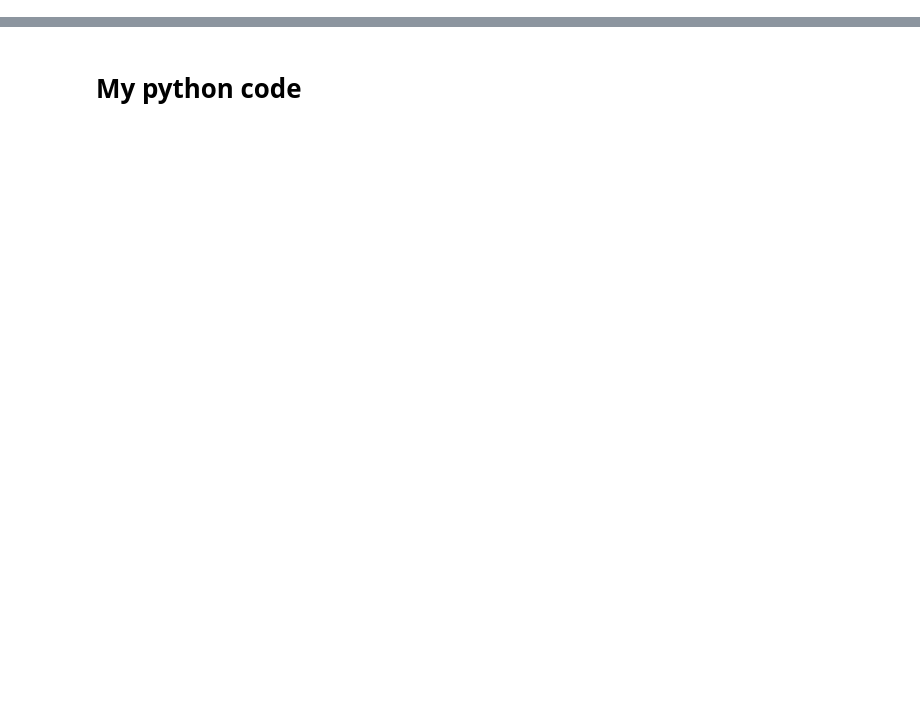
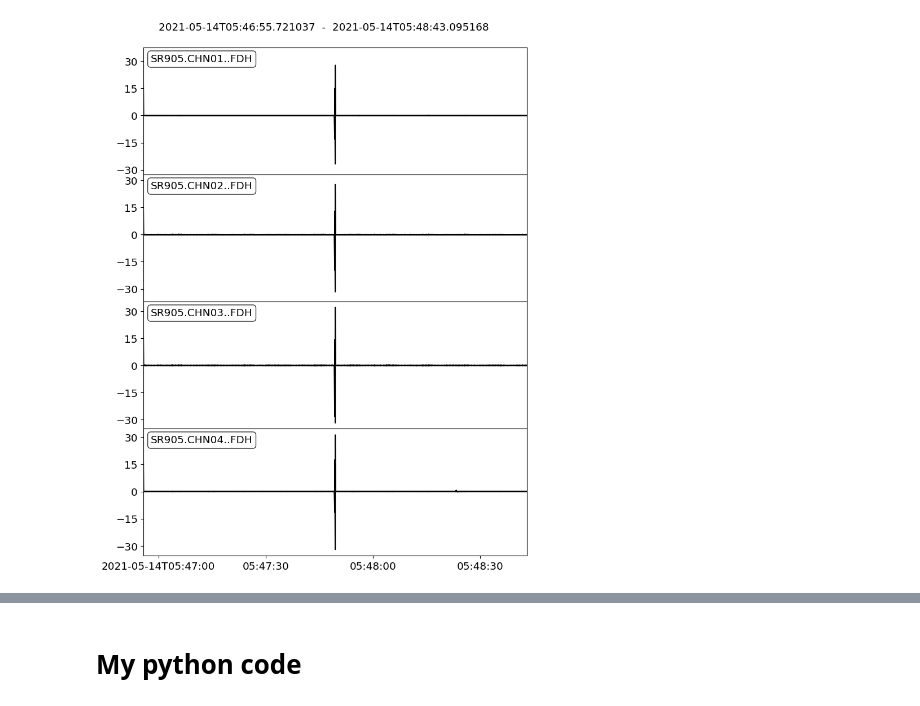
Before and after one commit to Gilaverbuch/pyOAD, a Jupyter notebook: ReadData.ipynb, the cells around one changed output, grey strips where cells are left out. Cells and saved outputs as stored; diff of their text form; code cells hidden in the pictures; blank space fills up the shorter version.

```diff
--- a/ReadData.ipynb
+++ b/ReadData.ipynb
@@ -16,6 +16,8 @@ from obspy import read_inventory, read, signal, UTCDateTime, Stream, Trace
 # %%
 from src.pyoad.pyoad import read_data_24bit, save2mseed
 file_name = '/Users/gilaverbuch/dev/SHRU_programs/SHRU_24bit/05140537.D21'
-records_range = np.arange(40,43,1)
+records_range = np.arange(10,13,1)
 header_df, waveforms = read_data_24bit(file_name, records_range)
+
+# save2mseed(waveforms)
 # %% [output]
@@ -148,0 +56,3 @@ plt.show()
+# %%
+waveforms2 = waveforms.copy()
+waveforms2.merge(method=1, interpolation_samples=0)
@@ -148,0 +65,4 @@ plt.show()
+# %%
+waveforms2.plot();
+# %% [output]
+[figure, added]
```
Also changed, not shown: parts of 31 cells of this notebook, 3 other files.
